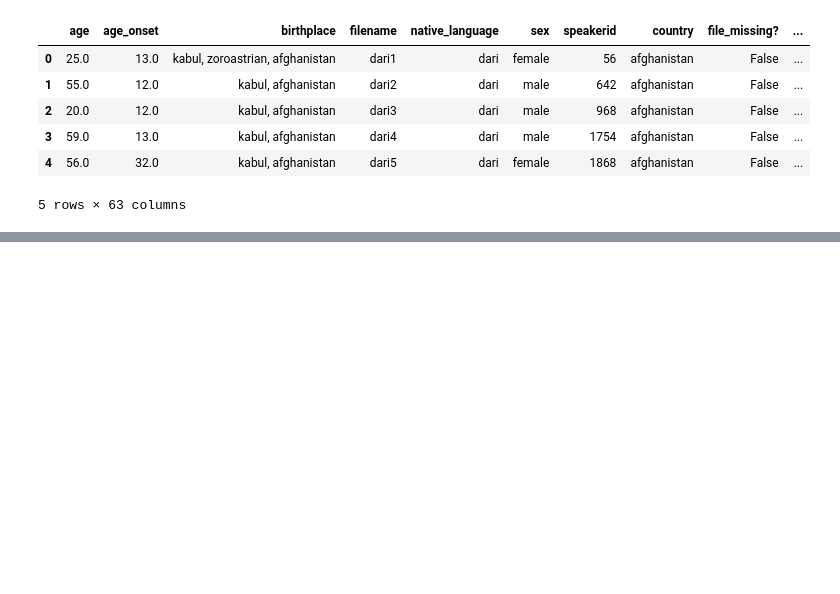
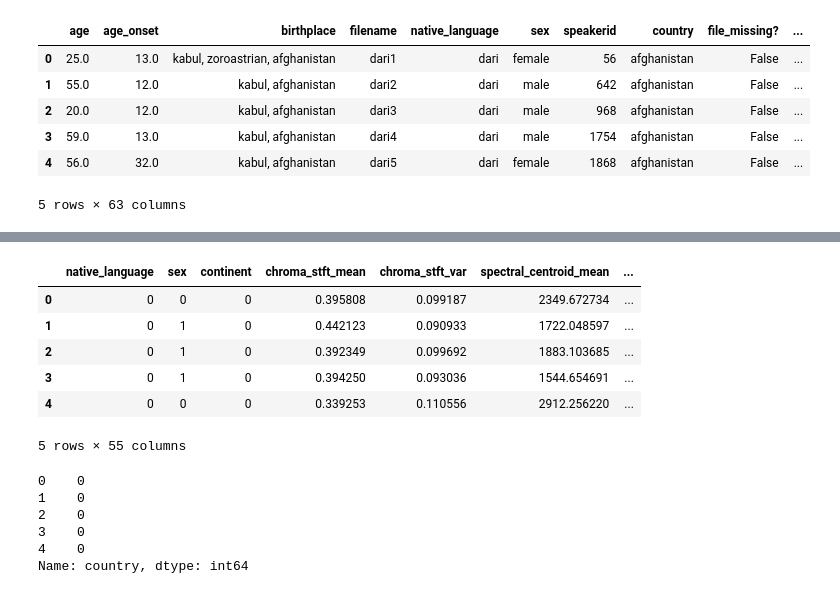
Before and after one commit to parkjiye/EnglishSpeechAccentAnalyzer, a Jupyter notebook: EnglishSpeechAccentAnalyzer.ipynb, the cells around one changed output, grey strips where cells are left out. Cells and saved outputs as stored; diff of their text form; code cells hidden in the pictures; blank space fills up the shorter version.

```diff
--- a/EnglishSpeechAccentAnalyzer.ipynb
+++ b/EnglishSpeechAccentAnalyzer.ipynb
@@ -580 +633,11 @@ X=df.drop(columns=['filename', 'speakerid', 'file_missing?', 'country'])
+# %%
+X.head()
+# %% [output]
+|  | native_language | sex | continent | chroma_stft_mean | chroma_stft_var | spectral_centroid_mean | ... |
+| 0 | 0 | 0 | 0 | 0.395808 | 0.099187 | 2349.672734 | ... |
+| 1 | 0 | 1 | 0 | 0.442123 | 0.090933 | 1722.048597 | ... |
+| 2 | 0 | 1 | 0 | 0.392349 | 0.099692 | 1883.103685 | ... |
+| 3 | 0 | 1 | 0 | 0.394250 | 0.093036 | 1544.654691 | ... |
+| 4 | 0 | 0 | 0 | 0.339253 | 0.110556 | 2912.256220 | ... |
+5 rows × 55 columns
 # %%
@@ -581,0 +645,9 @@ Y=df['country']
+# %%
+Y.head()
+# %% [output]
+0    0
+1    0
+2    0
+3    0
+4    0
+Name: country, dtype: int64
```
Also changed, not shown: parts of 26 cells of this notebook, 3 other files.
